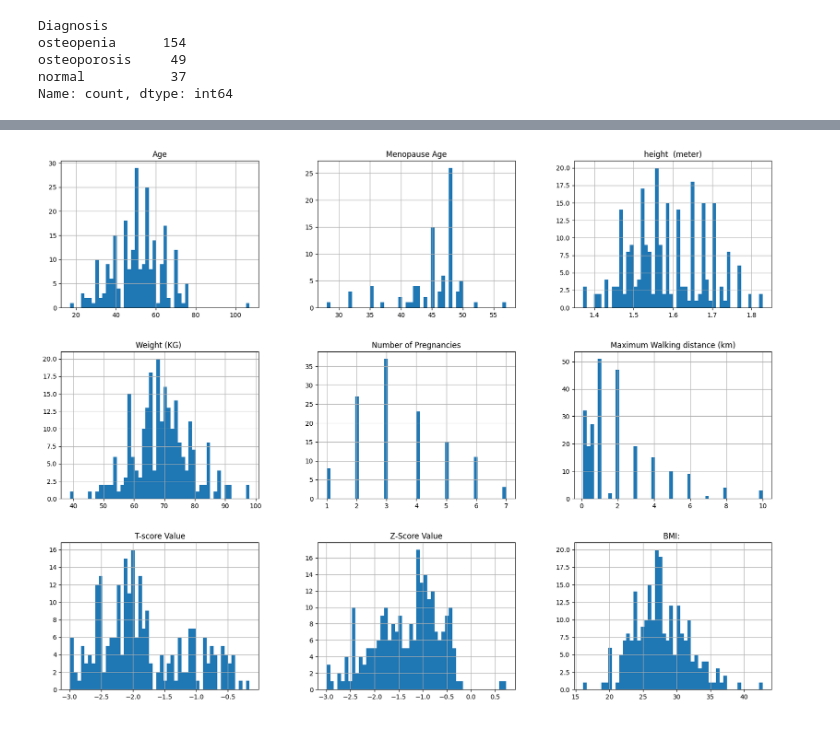
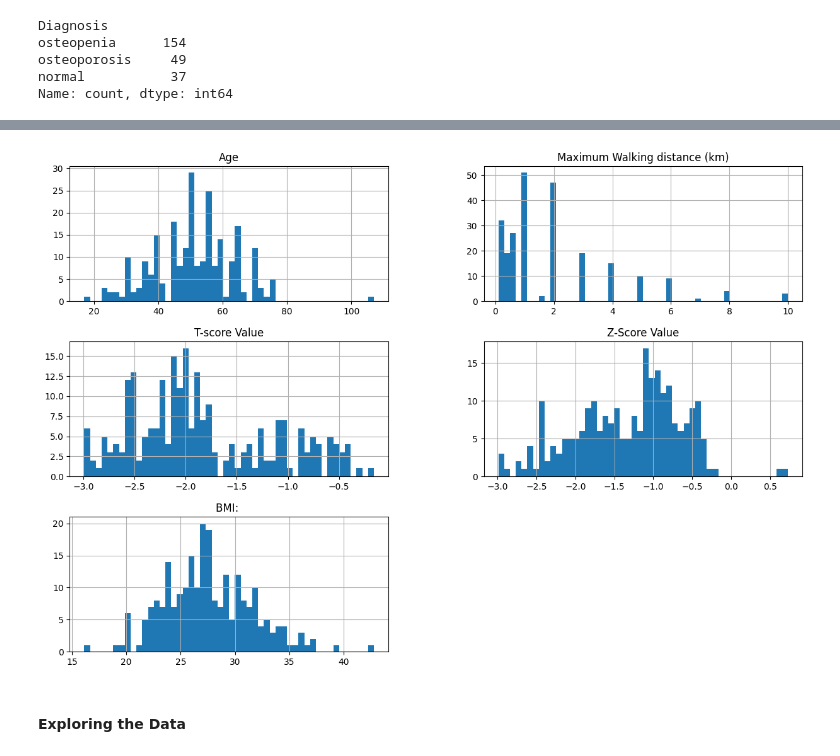
Before and after one commit to luizfernando05/projeto-osteoporose, a Jupyter notebook: root/ml-models/notebooks/OKXExploringData.ipynb, the cells around one changed output, grey strips where cells are left out. Cells and saved outputs as stored; diff of their text form; code cells hidden in the pictures.

```diff
--- a/root/ml-models/notebooks/OKXExploringData.ipynb
+++ b/root/ml-models/notebooks/OKXExploringData.ipynb
@@ -61,7 +61,7 @@ Index(['S.No', 'Patient Id', 'Joint Pain:', 'Gender', 'Age', 'Menopause Age',
       dtype='object')
 # %%
 # Removing unnecessary columns
-okx = okx.drop(columns=['S.No', 'Patient Id'])
+okx = okx.drop(columns=['S.No', 'Patient Id', 'Menopause Age', 'height  (meter)', 'Weight (KG) ', 'Number of Pregnancies', 'Site'])
 # %%
 okx.info()
 # %% [output]
@@ -108,7 +108,9 @@ okx.describe()
 %matplotlib inline
 import matplotlib.pyplot as plt
 # %%
-okx.hist(bins=50, figsize=(20, 15))
+okx.hist(bins=50, figsize=(15, 10))
 plt.show()
 # %% [output]
-[figure, old version]
+[figure, new version]
+# %% [markdown]
+#### Exploring the Data
```
Also changed, not shown: parts of 38 cells of this notebook, 8 other files.
